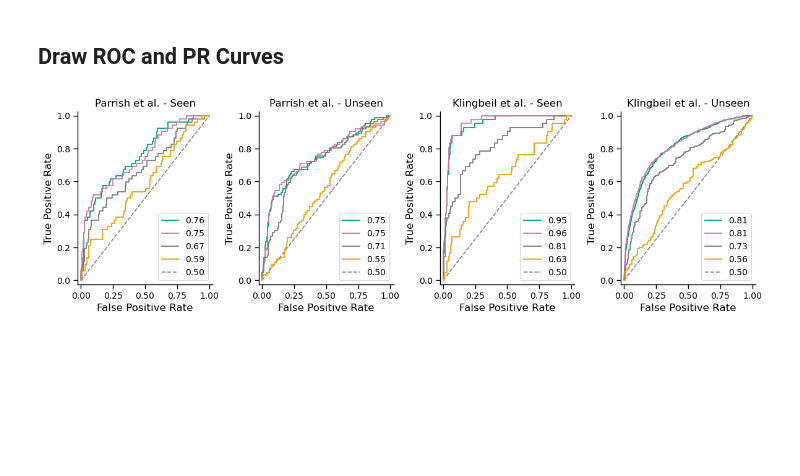
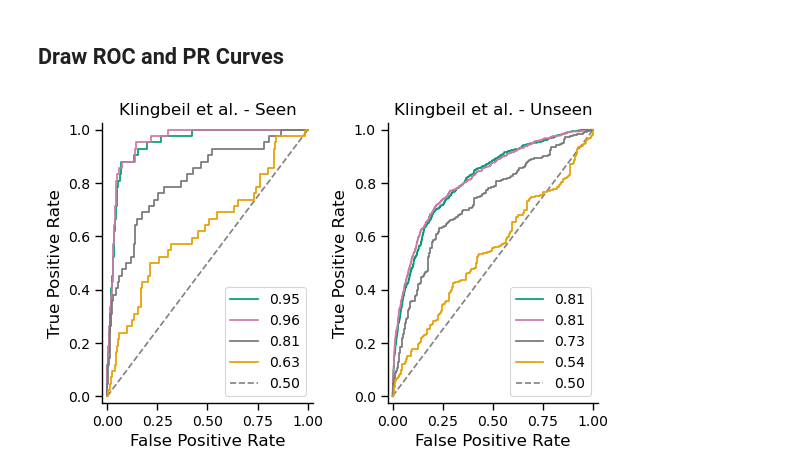
Before and after one commit to cancergenetics/context_specific_paralog_SL, a Jupyter notebook: 2_data_analysis/fig4_evaluation.ipynb, the cells around one changed output. Drawn from its saved outputs; the diff is of its cells as text; code cells hidden in the pictures; blank space fills up the shorter version.

```diff
--- a/2_data_analysis/fig4_evaluation.ipynb
+++ b/2_data_analysis/fig4_evaluation.ipynb
@@ -466,3 +153,7 @@ auc_pr_data_all_early.append(calc_auc(unseen_test_df, early, feature_columns_1,
+# %%
+auc_pr_data_all_early = []
+auc_pr_data_all_early.append(calc_auc(test_seen_pairs_df, early, feature_columns_1, target_column))
+auc_pr_data_all_early.append(calc_auc(test_unseen_pairs_df, early, feature_columns_1, target_column))
 # %%
 late = RF.fit(data_2, target)
 # %%
@@ -483,7 +166,11 @@ auc_pr_data_all_late.append(calc_auc(unseen_test_df, late, feature_columns_2, ta
+# %%
+auc_pr_data_all_late = []
+auc_pr_data_all_late.append(calc_auc(test_seen_pairs_df, late, feature_columns_2, target_column))
+auc_pr_data_all_late.append(calc_auc(test_unseen_pairs_df, late, feature_columns_2, target_column))
 # %%
 validation_data_df = []
-for i in range(6):
-    early_df = auc_pr_data_all_early[i].loc[:, ['SL', 'ypred', 'prediction_score', 'max_seq_id']]
+for i in range(2):
+    early_df = auc_pr_data_all_early[i].loc[:, ['SL', 'ypred', 'prediction_score', 'min_sequence_identity']]
     late_df = auc_pr_data_all_late[i].loc[:, ['SL', 'ypred']]
     concat_df = pd.concat([early_df.rename(columns={'SL':'SL_early',
                                                     'ypred':'ypred_early'}),
@@ -543,13 +230,12 @@ def draw_roc_curves(data, true_labels, probas, labels, title, colors, ax, labels
     ax.set_xlim([-0.025, 1.025])
     ax.legend(loc='lower right', fontsize=10)
 
-def draw_validation_curves(validation_data_df, title_list):#, figure_path):
+def draw_validation_curves(validation_data_df, title_list):
     sns.set_context('paper')
-    #fig, ax = plt.subplots(1, 6, figsize=(22, 5))  # 5 subplots for each validation dataset
-    fig, ax = plt.subplots(1, 4, figsize=(11.85, 3.75))  # 5 subplots for each validation dataset
+    fig, ax = plt.subplots(1, 2, figsize=(5.85, 3.75))
 
     true_labels = ['SL_early', 'SL_late', 'SL_early', 'SL_early']
-    predictions = ['ypred_early', 'ypred_late', 'prediction_score', 'max_seq_id']
+    predictions = ['ypred_early', 'ypred_late', 'prediction_score', 'min_sequence_identity']
     custom_labels = ['Context-Specific Classifier (early)', 'Context-Specific Classifier (late)', 'General Classifier', 'Sequence Identity']
     colors = ['#009E73', '#CC79A7', '#777777', '#E69F00']
 
@@ -567,15 +253,16 @@ def draw_validation_curves(validation_data_df, title_list):#, figure_path):
     #           bbox_to_anchor=[0.5, 1.1], fontsize=12, fancybox=True, facecolor='#efefef', borderpad=0.5)
 
     plt.tight_layout(h_pad=0.5)
-    #plt.savefig(f"{figure_path}", bbox_inches='tight', dpi=500)
+    plt.savefig(figure_path_roc_auc, bbox_inches='tight', dpi=500)
     #plt.close()
-    plt.show()
+    #plt.show()
 
 # Example usage
 #dataset_names = ['CHyMErA screen', 'Dede et al.', 'Parrish et al.', 'Thompson et al.', 'Klingbeil et al.', 'Unseen Pairs']
 #draw_validation_curves(validation_data_df, dataset_names, figure_path_roc_auc)
 # %%
-dataset_names = ['Parrish et al. - Seen', 'Parrish et al. - Unseen', 'Klingbeil et al. - Seen', 'Klingbeil et al. - Unseen']
-draw_validation_curves(validation_data_df[0:4], dataset_names)#, figure_path_roc_auc)
+#dataset_names = ['Parrish et al. - Seen', 'Parrish et al. - Unseen', 'Klingbeil et al. - Seen', 'Klingbeil et al. - Unseen']
+dataset_names = ['Klingbeil et al. - Seen', 'Klingbeil et al. - Unseen']
+draw_validation_curves(validation_data_df[0:4], dataset_names)
 # %% [output]
-[figure, old version]
+[figure, new version]
```
Also changed, not shown: parts of 33 cells of this notebook, 8 other files.
